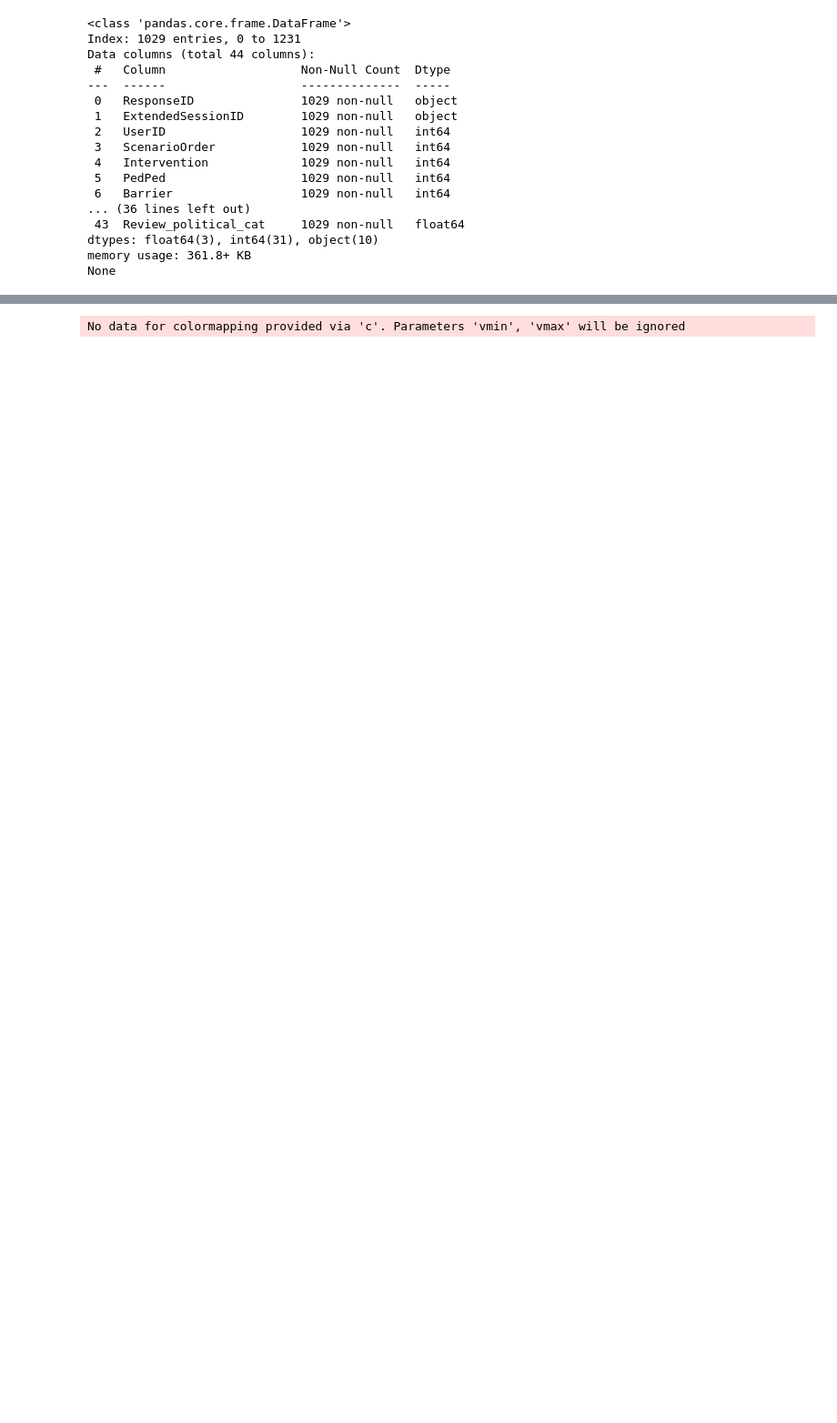
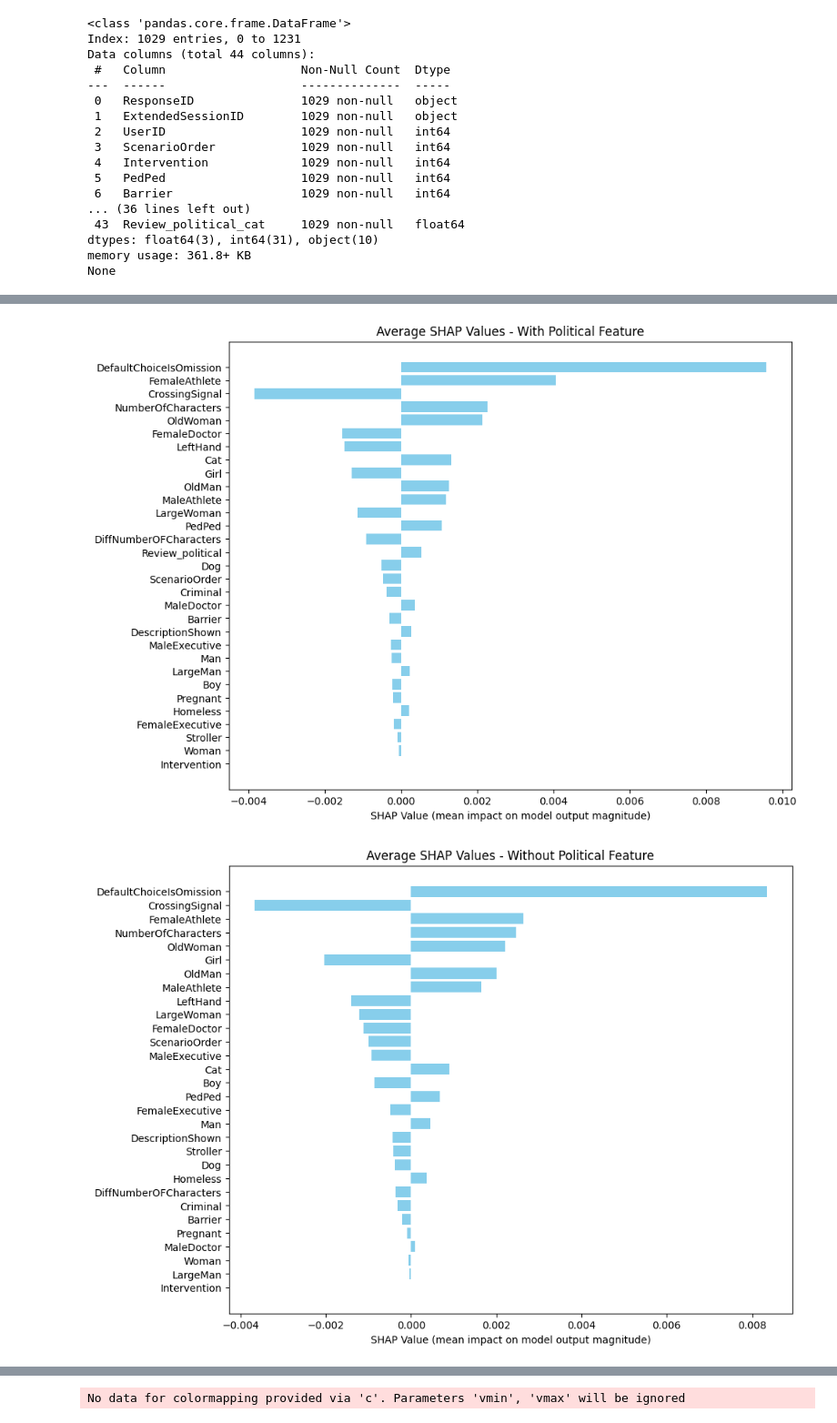
Before and after one commit to ziqishu/COG403_final_project, a Jupyter notebook: our_code/ml_practice_shared_response.ipynb, the cells around one changed output, grey strips where cells are left out. Shown at 91% size. Saved outputs shown, nothing was run; the diff lists cells and outputs as text; code cells hidden in the pictures; blank space fills up the shorter version.

```diff
--- a/our_code/ml_practice_shared_response.ipynb
+++ b/our_code/ml_practice_shared_response.ipynb
@@ -42,0 +121,20 @@ None
+# %%
+# plot the absolute value of the SHAP values from largest to smallest
+
+def plot_average_shap_values_absolute(average_shap_values, feature_names, title):
+    mean_shap_values = np.mean(average_shap_values, axis=0)
+    sorted_feature_indices = np.argsort(np.abs(mean_shap_values))
+
+    plt.figure(figsize=(10, 8))
+    plt.title(title)
+    plt.barh(range(len(feature_names)), mean_shap_values[sorted_feature_indices], color='skyblue')
+    plt.yticks(range(len(feature_names)), np.array(feature_names)[sorted_feature_indices])
+    plt.xlabel("SHAP Value (mean impact on model output magnitude)")
+    plt.show()
+
+# Plotting the SHAP values
+plot_average_shap_values_absolute(average_shap_values_with_political, x_test_with_political.columns, "Average SHAP Values - With Political Feature")
+plot_average_shap_values_absolute(average_shap_values_without_political, x_test_without_political.columns, "Average SHAP Values - Without Political Feature")
+# %% [output]
+[figure, added]
+[figure, added]
```
Also changed, not shown: parts of 13 cells of this notebook, 2 other files.
